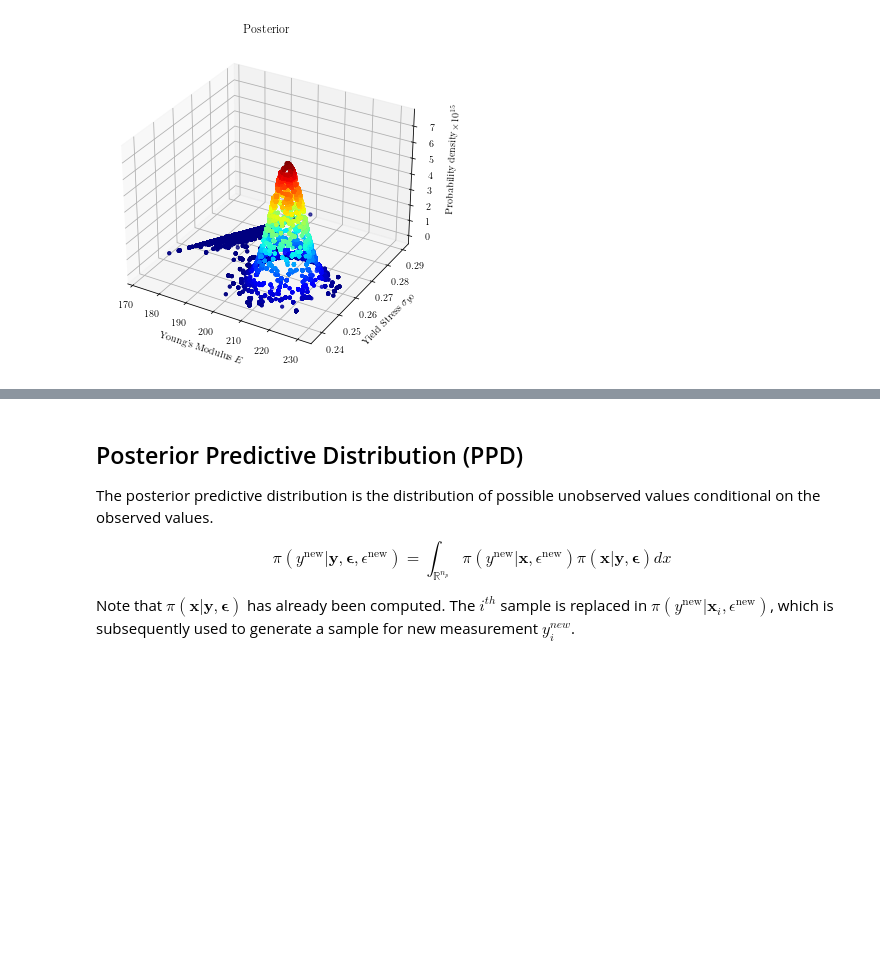
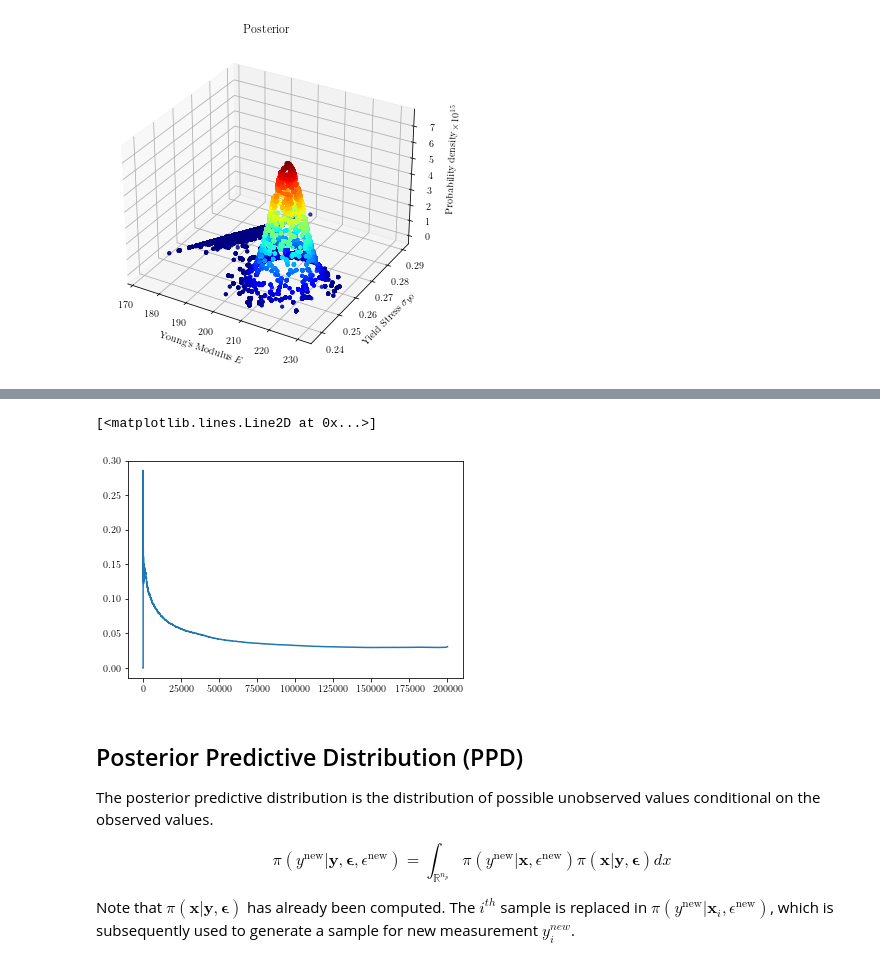
Before and after one commit to mark-hobbs/bayesian-inference-tutorial, a Jupyter notebook: 2_Linear_Elasticity_Perfect_Plasticity.ipynb, the cells around one changed output, grey strips where cells are left out. Saved outputs shown, nothing was run; the diff lists cells and outputs as text; code cells hidden in the pictures; blank space fills up the shorter version.

```diff
--- a/2_Linear_Elasticity_Perfect_Plasticity.ipynb
+++ b/2_Linear_Elasticity_Perfect_Plasticity.ipynb
@@ -295,3 +329,8 @@ ax.set_zlabel('Probability density');
+# %%
+plt.plot(accept_rate)
+# %% [output]
+[<matplotlib.lines.Line2D at 0x...>]
+[figure, added]
 # %% [markdown]
 ## Posterior Predictive Distribution (PPD)
 
```
Also changed, not shown: parts of 9 cells of this notebook, 2 other files.
